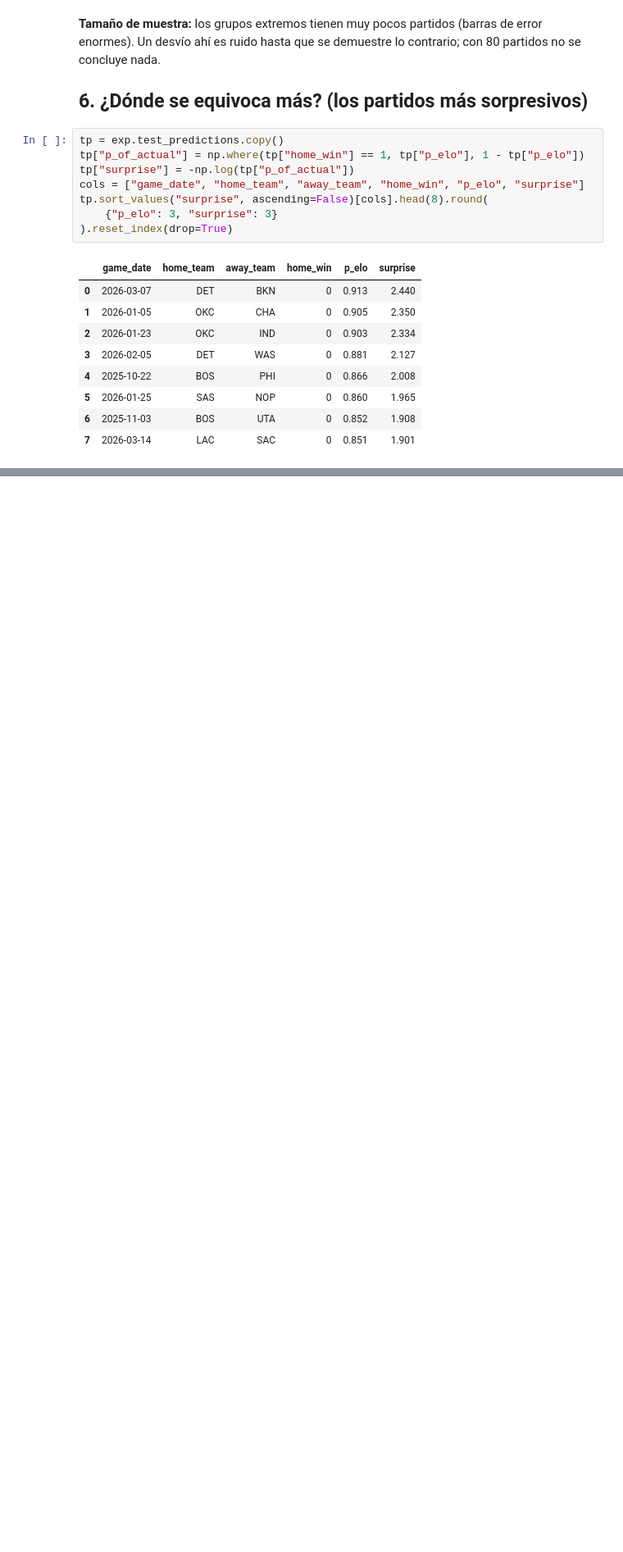
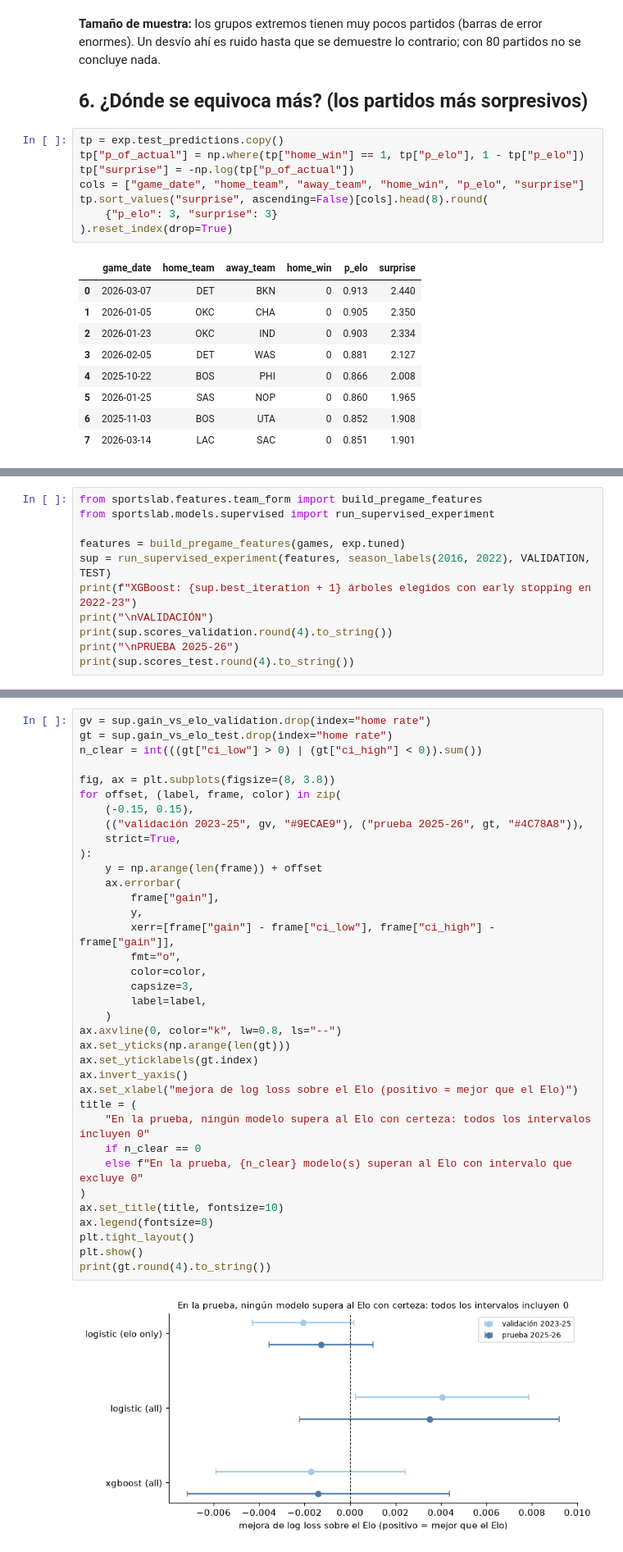
Before and after one commit to Ezy01v1/EzyNBAStats, a Jupyter notebook: notebooks/01_elo_predictor.ipynb, the cells around one changed output, grey strips where cells are left out. Shown at 82% size. Saved outputs shown, nothing was run; the diff lists cells and outputs as text; blank space fills up the shorter version.

Commit message:
Add supervised-model results to notebook and Streamlit page, plus learning log
Co-Authored-By: Claude Sonnet 5.5 <noreply@anthropic.com>

```diff
--- a/notebooks/01_elo_predictor.ipynb
+++ b/notebooks/01_elo_predictor.ipynb
@@ -209,0 +221,11 @@ tp.sort_values("surprise", ascending=False)[cols].head(8).round(
+# %%
+from sportslab.features.team_form import build_pregame_features
+from sportslab.models.supervised import run_supervised_experiment
+
+features = build_pregame_features(games, exp.tuned)
+sup = run_supervised_experiment(features, season_labels(2016, 2022), VALIDATION, TEST)
+print(f"XGBoost: {sup.best_iteration + 1} árboles elegidos con early stopping en 2022-23")
+print("\nVALIDACIÓN")
+print(sup.scores_validation.round(4).to_string())
+print("\nPRUEBA 2025-26")
+print(sup.scores_test.round(4).to_string())
@@ -209,0 +254,38 @@ tp.sort_values("surprise", ascending=False)[cols].head(8).round(
+# %%
+gv = sup.gain_vs_elo_validation.drop(index="home rate")
+gt = sup.gain_vs_elo_test.drop(index="home rate")
+n_clear = int(((gt["ci_low"] > 0) | (gt["ci_high"] < 0)).sum())
+
+fig, ax = plt.subplots(figsize=(8, 3.8))
+for offset, (label, frame, color) in zip(
+    (-0.15, 0.15),
+    (("validación 2023-25", gv, "#9ECAE9"), ("prueba 2025-26", gt, "#4C78A8")),
+    strict=True,
+):
+    y = np.arange(len(frame)) + offset
+    ax.errorbar(
+        frame["gain"],
+        y,
+        xerr=[frame["gain"] - frame["ci_low"], frame["ci_high"] - frame["gain"]],
+        fmt="o",
+        color=color,
+        capsize=3,
+        label=label,
+    )
+ax.axvline(0, color="k", lw=0.8, ls="--")
+ax.set_yticks(np.arange(len(gt)))
+ax.set_yticklabels(gt.index)
+ax.invert_yaxis()
+ax.set_xlabel("mejora de log loss sobre el Elo (positivo = mejor que el Elo)")
+title = (
+    "En la prueba, ningún modelo supera al Elo con certeza: todos los intervalos incluyen 0"
+    if n_clear == 0
+    else f"En la prueba, {n_clear} modelo(s) superan al Elo con intervalo que excluye 0"
+)
+ax.set_title(title, fontsize=10)
+ax.legend(fontsize=8)
+plt.tight_layout()
+plt.show()
+print(gt.round(4).to_string())
+# %% [output]
+[figure, added]
```
Also changed, not shown: parts of 7 cells of this notebook, 3 other files.
